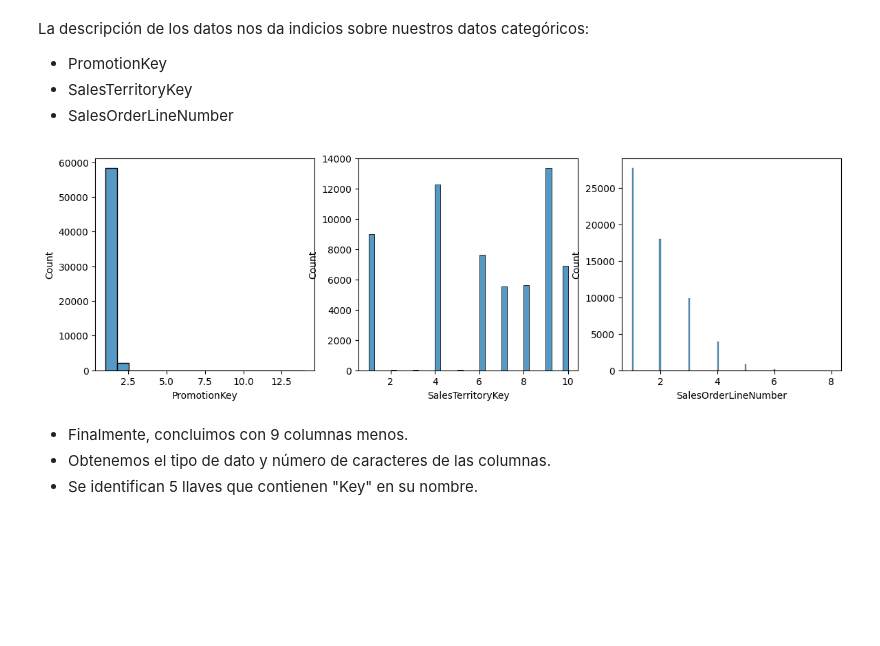
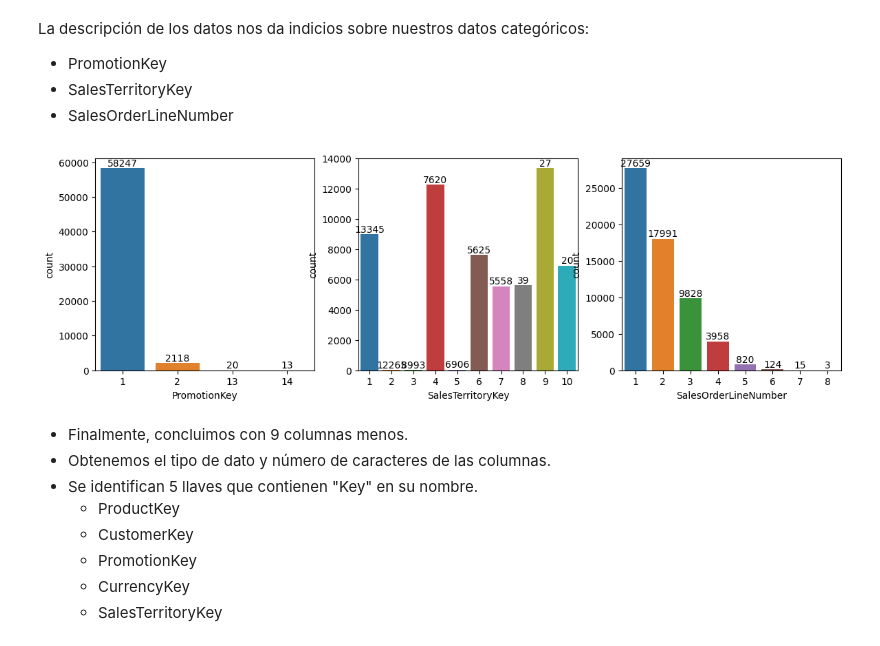
Before and after one commit to Sof265/Database-project, a Jupyter notebook: analisis-exploratorio.ipynb, the cells around one changed output. Cells and saved outputs as stored; diff of their text form; code cells hidden in the pictures; blank space fills up the shorter version.

Commit message:
Mejoras en las visualizaciones del análisis en sales e inicio del análisis de la tabla customers.

```diff
--- a/analisis-exploratorio.ipynb
+++ b/analisis-exploratorio.ipynb
@@ -119,14 +119,27 @@ La descripción de los datos nos da indicios sobre nuestros datos categóricos:
 * SalesTerritoryKey
 * SalesOrderLineNumber
 # %%
+sales = pd.read_csv(myPath + 'cleaned/SALES_clean.csv', encoding='latin-1', \
+    parse_dates=['OrderDate', 'DueDate', 'ShipDate'], infer_datetime_format=True)
 df = sales
 fig, axes = plt.subplots(1, 3, figsize=(14, 4))
-sns.histplot(ax=axes[0], x=df['PromotionKey'])
-sns.histplot(ax=axes[1], x=df['SalesTerritoryKey'])
-sns.histplot(ax=axes[2], x=df['SalesOrderLineNumber']);
+ax = sns.countplot(data = df, ax=axes[0], x='PromotionKey')
+abs_values = df['PromotionKey'].value_counts().values
+ax.bar_label(container=ax.containers[0], labels=abs_values)
+ax = sns.countplot(data= df, ax=axes[1], x='SalesTerritoryKey')
+abs_values = df['SalesTerritoryKey'].value_counts().values
+ax.bar_label(container=ax.containers[0], labels=abs_values)
+ax = sns.countplot(ax=axes[2], x=df['SalesOrderLineNumber'])
+abs_values = df['SalesOrderLineNumber'].value_counts().values
+ax.bar_label(container=ax.containers[0], labels=abs_values);
 # %% [output]
-[figure, old version]
+[figure, new version]
 # %% [markdown]
 * Finalmente, concluimos con 9 columnas menos.
 * Obtenemos el tipo de dato y número de caracteres de las columnas.
 * Se identifican 5 llaves que contienen "Key" en su nombre.
+    * ProductKey
+    * CustomerKey
+    * PromotionKey
+    * CurrencyKey
+    * SalesTerritoryKey
```
Also changed, not shown: parts of 6 cells of this notebook.
